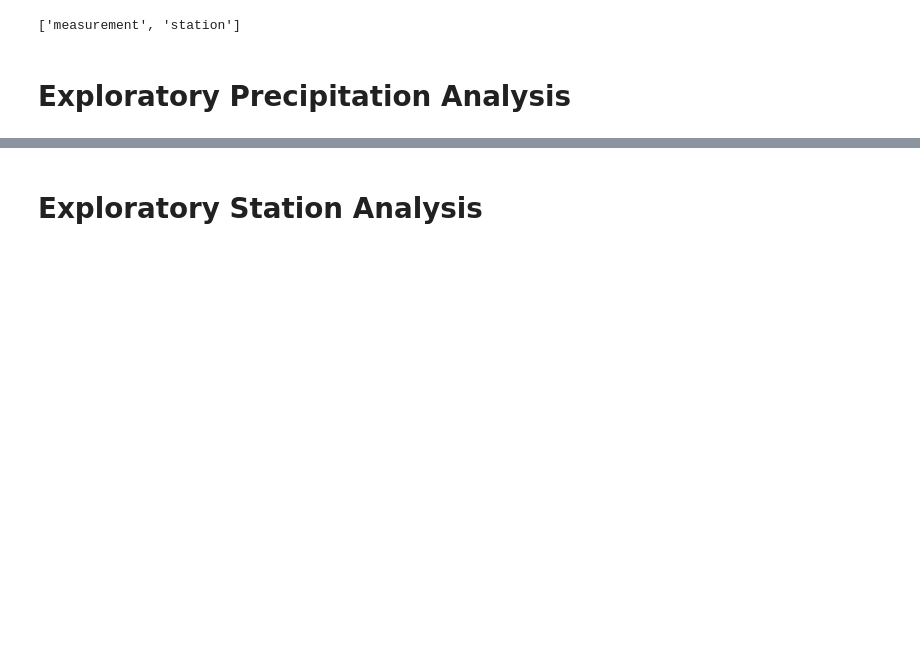
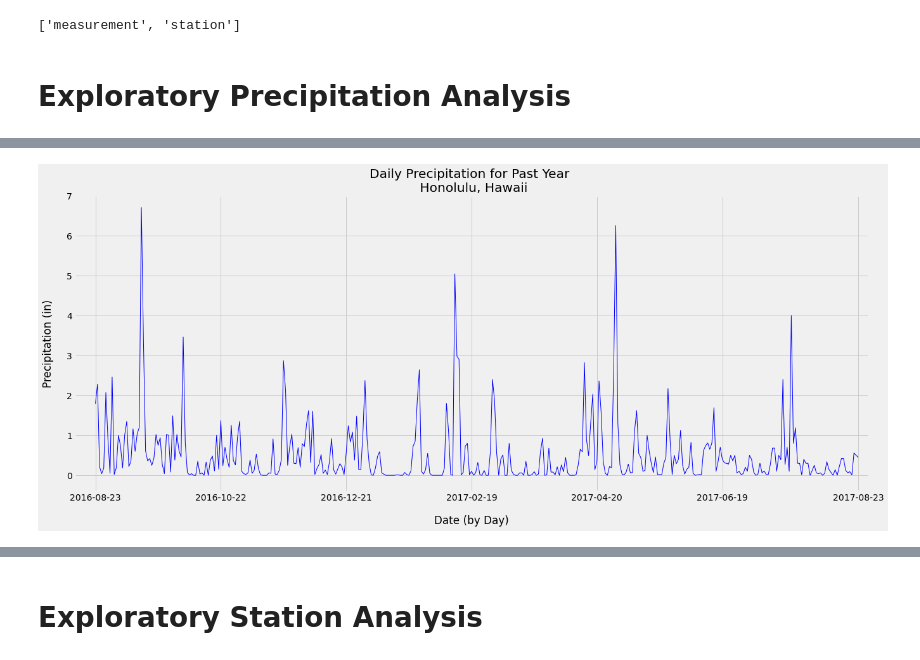
Before and after one commit to oas95/sqlalchemy-challenge, a Jupyter notebook: SurfsUpBro/climate_starter.ipynb, the cells around one changed output, grey strips where cells are left out. Cells and saved outputs as stored; diff of their text form; code cells hidden in the pictures; blank space fills up the shorter version.

```diff
--- a/SurfsUpBro/climate_starter.ipynb
+++ b/SurfsUpBro/climate_starter.ipynb
@@ -42,17 +49,28 @@ session = Session(engine)
 # %%
 # Design a query to retrieve the last 12 months of precipitation data and plot the results.
 # Starting from the most recent data point in the database.
+recent_date
+# Calculate the date one year from the last date in data set.
+one_year_prior = dt.date(2017, 8, 23) - dt.timedelta(days=366)
 
-# Calculate the date one year from the last date in data set.
+print('Query Date:', one_year_prior)
 
 
 # Perform a query to retrieve the data and precipitation scores
 
+precip_scores = (session.query(measurement.date,func.max(measurement.prcp))
+                 .filter(func.strftime('%Y-%m-%d', measurement.date) > one_year_prior)
+                 .group_by(measurement.date)
+                 .all())
+
+precip_scores
 
 # Save the query results as a Pandas DataFrame and set the index to the date column
+precip_df = pd.DataFrame(precip_scores, columns = ['date', 'precip'])
 
-
+precip_df.set_index('date', inplace = True)
 # Sort the dataframe by date
 
+precip_df.sort_values('date')
 
-# Use Pandas Plotting with Matplotlib to plot the data
+precip_df.head(12)
@@ -59,2 +93,22 @@ session = Session(engine)
+# %%
+# Use Pandas Plotting with Matplotlib to plot the data
+plt.rcParams['figure.figsize']=(20, 8)
+precip_df.plot(linewidth = 1,
+               alpha = 1,
+               rot = 0,
+               xticks = (0,60,120,180,240,300,365),
+               color = 'blue')
+
+plt.xlim(-10, 370)
+plt.ylim(-0.4,7)
+plt.legend('',frameon = False)
+plt.yticks(size=14)
+plt.xticks(fontsize=14)
+plt.xlabel('Date (by Day)', labelpad= 20)
+plt.ylabel('Precipitation (in)', labelpad= 20)
+plt.title('Daily Precipitation for Past Year \n Honolulu, Hawaii')
+plt.show()
+# %% [output]
+[figure, added]
 # %%
 # Use Pandas to calcualte the summary statistics for the precipitation data
```
Also changed, not shown: parts of 8 cells of this notebook.
